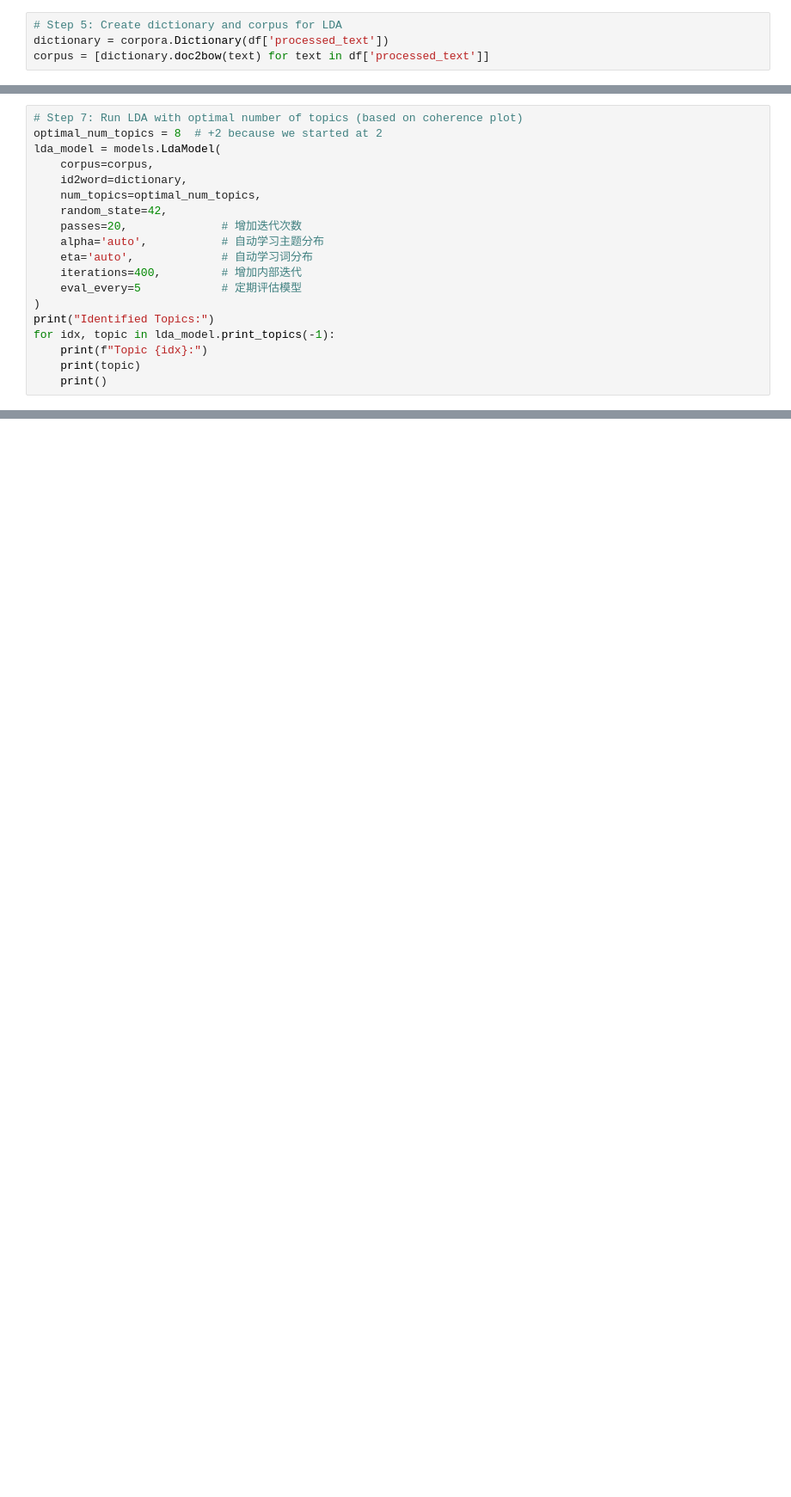
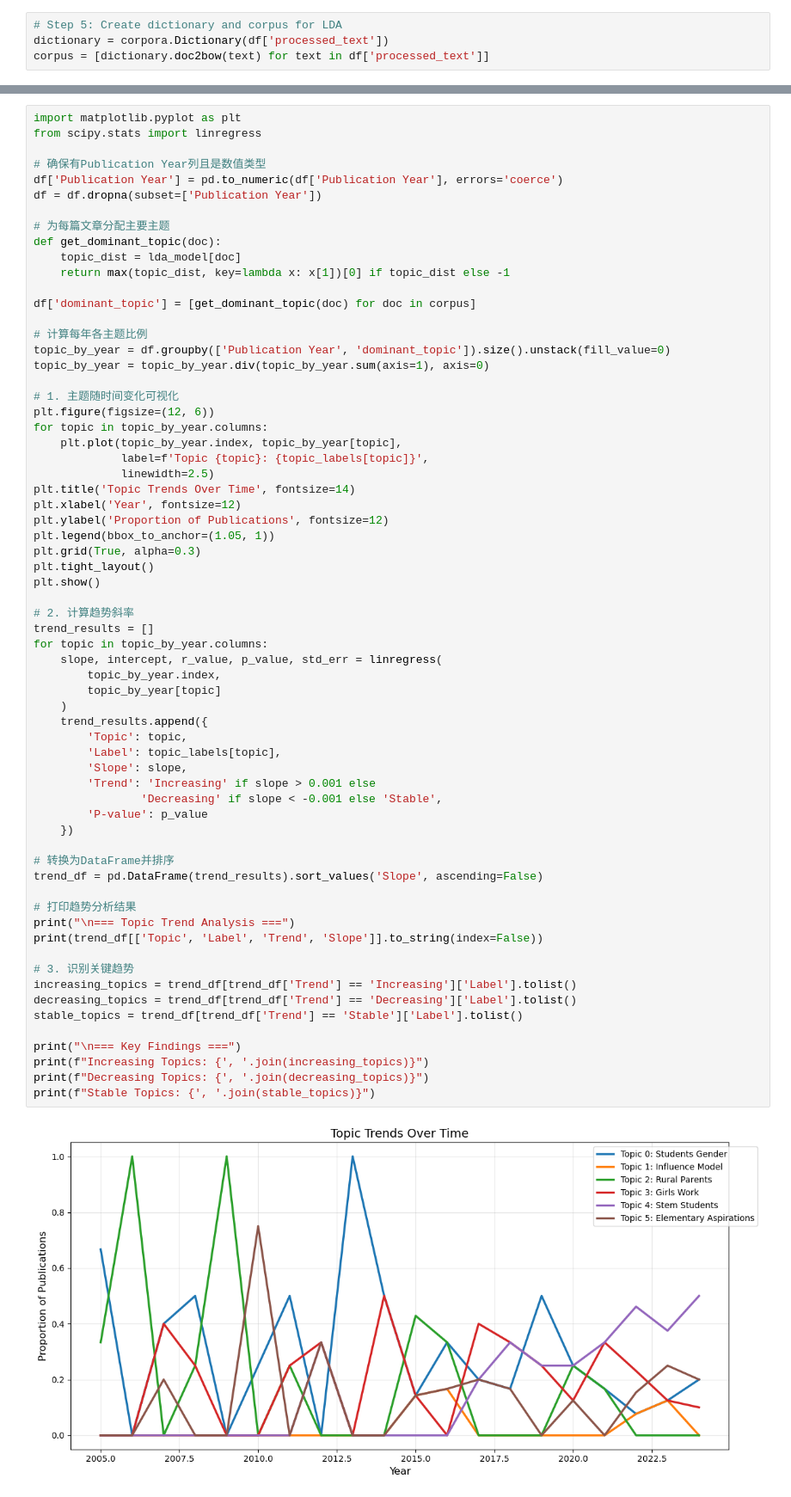
Before and after one commit to Jasoniee/paper_analysis_bzy, a Jupyter notebook: model.ipynb, the cells around one changed output, grey strips where cells are left out. Shown at 86% size. Cells and saved outputs as stored; diff of their text form; blank space fills up the shorter version.

```diff
--- a/model.ipynb
+++ b/model.ipynb
@@ -110,19 +52,0 @@ plt.show()
-# %%
-# Step 7: Run LDA with optimal number of topics (based on coherence plot)
-optimal_num_topics = 8  # +2 because we started at 2
-lda_model = models.LdaModel(
-    corpus=corpus,
-    id2word=dictionary,
-    num_topics=optimal_num_topics,
-    random_state=42,
-    passes=20,              # 增加迭代次数
-    alpha='auto',           # 自动学习主题分布
-    eta='auto',             # 自动学习词分布
-    iterations=400,         # 增加内部迭代
-    eval_every=5            # 定期评估模型
-)
-print("Identified Topics:")
-for idx, topic in lda_model.print_topics(-1):
-    print(f"Topic {idx}:")
-    print(topic)
-    print()
@@ -257,0 +213,67 @@ Stable topics: [1, 4, 7]
+# %%
+import matplotlib.pyplot as plt
+from scipy.stats import linregress
+
+# 确保有Publication Year列且是数值类型
+df['Publication Year'] = pd.to_numeric(df['Publication Year'], errors='coerce')
+df = df.dropna(subset=['Publication Year'])
+
+# 为每篇文章分配主要主题
+def get_dominant_topic(doc):
+    topic_dist = lda_model[doc]
+    return max(topic_dist, key=lambda x: x[1])[0] if topic_dist else -1
+
+df['dominant_topic'] = [get_dominant_topic(doc) for doc in corpus]
+
+# 计算每年各主题比例
+topic_by_year = df.groupby(['Publication Year', 'dominant_topic']).size().unstack(fill_value=0)
+topic_by_year = topic_by_year.div(topic_by_year.sum(axis=1), axis=0)
+
+# 1. 主题随时间变化可视化
+plt.figure(figsize=(12, 6))
+for topic in topic_by_year.columns:
+    plt.plot(topic_by_year.index, topic_by_year[topic],
+             label=f'Topic {topic}: {topic_labels[topic]}',
+             linewidth=2.5)
+plt.title('Topic Trends Over Time', fontsize=14)
+plt.xlabel('Year', fontsize=12)
+plt.ylabel('Proportion of Publications', fontsize=12)
+plt.legend(bbox_to_anchor=(1.05, 1))
+plt.grid(True, alpha=0.3)
+plt.tight_layout()
+plt.show()
+
+# 2. 计算趋势斜率
+trend_results = []
+for topic in topic_by_year.columns:
+    slope, intercept, r_value, p_value, std_err = linregress(
+        topic_by_year.index,
+        topic_by_year[topic]
+    )
+    trend_results.append({
+        'Topic': topic,
+        'Label': topic_labels[topic],
+        'Slope': slope,
+        'Trend': 'Increasing' if slope > 0.001 else
+                'Decreasing' if slope < -0.001 else 'Stable',
+        'P-value': p_value
+    })
+
+# 转换为DataFrame并排序
+trend_df = pd.DataFrame(trend_results).sort_values('Slope', ascending=False)
+
+# 打印趋势分析结果
+print("\n=== Topic Trend Analysis ===")
+print(trend_df[['Topic', 'Label', 'Trend', 'Slope']].to_string(index=False))
+
+# 3. 识别关键趋势
+increasing_topics = trend_df[trend_df['Trend'] == 'Increasing']['Label'].tolist()
+decreasing_topics = trend_df[trend_df['Trend'] == 'Decreasing']['Label'].tolist()
+stable_topics = trend_df[trend_df['Trend'] == 'Stable']['Label'].tolist()
+
+print("\n=== Key Findings ===")
+print(f"Increasing Topics: {', '.join(increasing_topics)}")
+print(f"Decreasing Topics: {', '.join(decreasing_topics)}")
+print(f"Stable Topics: {', '.join(stable_topics)}")
+# %% [output]
+[figure, added]
```
Also changed, not shown: parts of 10 cells of this notebook.
